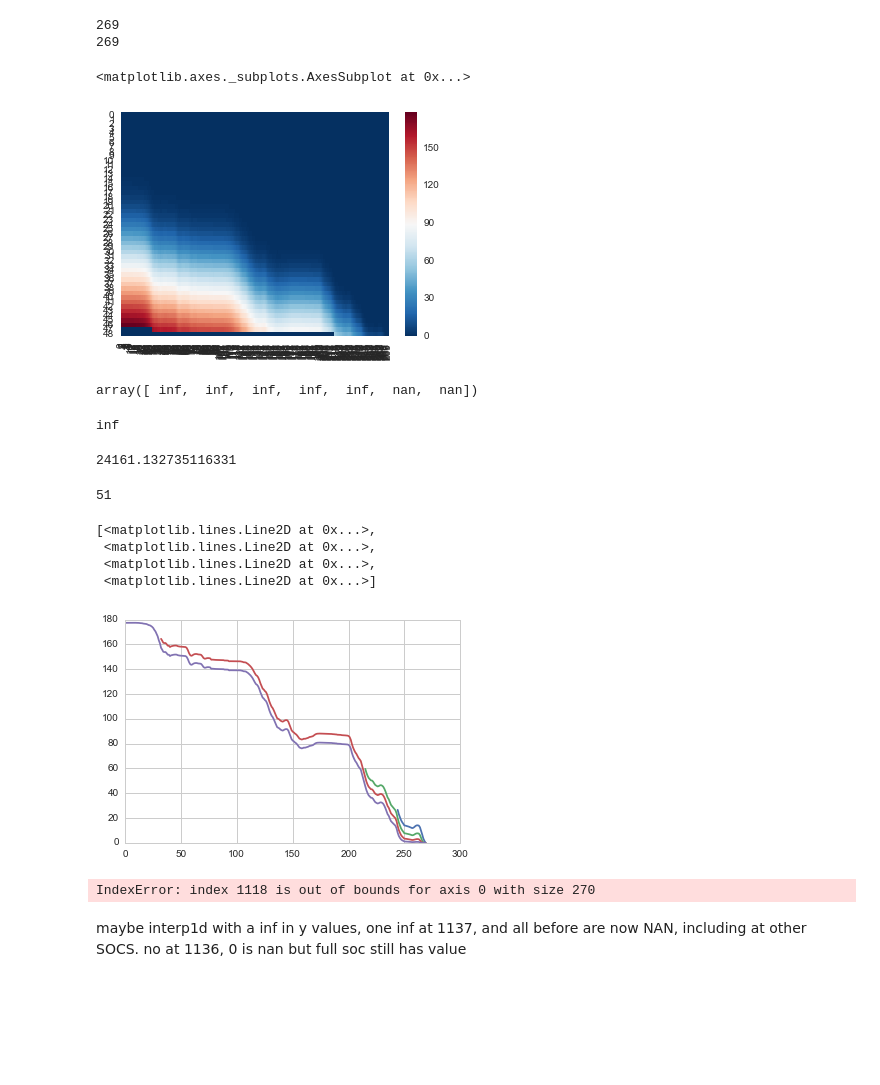
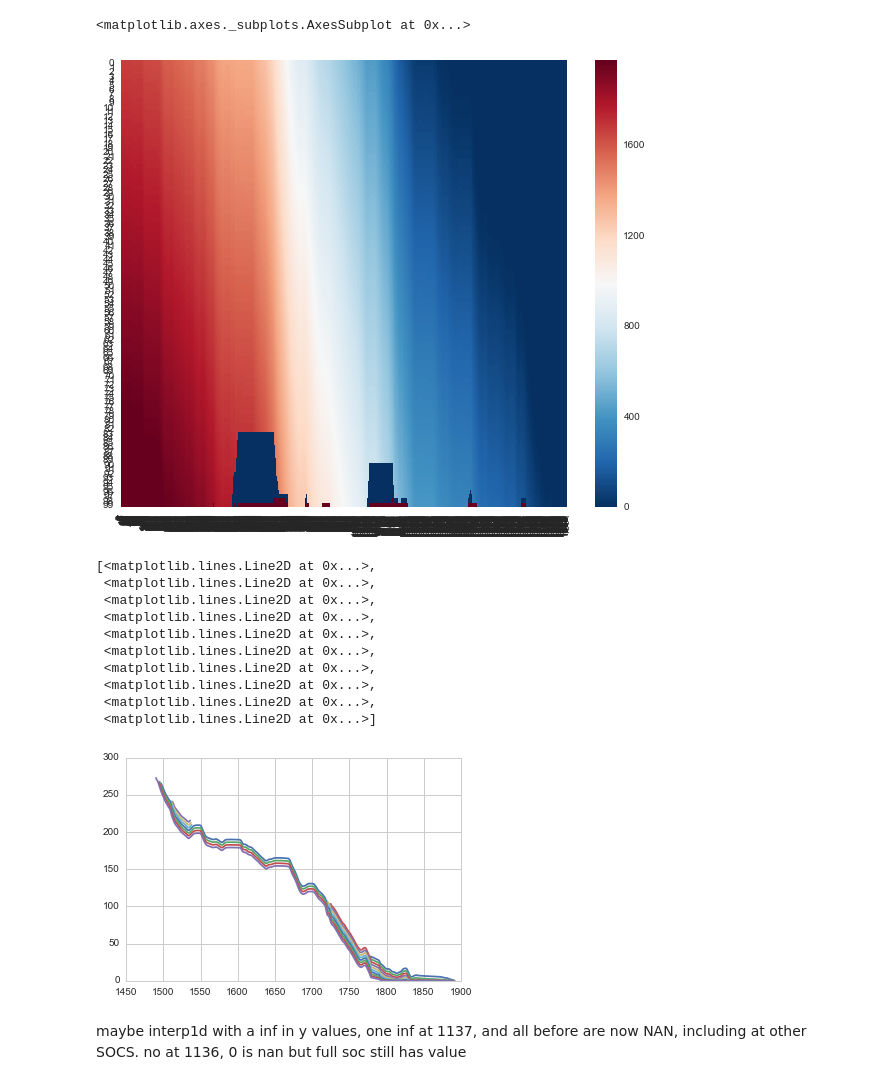
Before and after one commit to astyler/scratch, a Jupyter notebook: Hybrid Py Testing.ipynb, the cells around one changed output. Saved outputs shown, nothing was run; the diff lists cells and outputs as text; code cells hidden in the pictures; blank space fills up the shorter version.

```diff
--- a/Hybrid Py Testing.ipynb
+++ b/Hybrid Py Testing.ipynb
@@ -9,6 +9,6 @@ sns.set_style('whitegrid')
 from hybridpy.learning import dynamicprogramming
 from hybridpy.dataset import triploader
 # %%
-trip = triploader.load('/Users/astyler/projects/ChargeCarData/illah/illah20110113_0.csv')
-controls = [0, 5000, 10000, 15000, 20000, 25000, 35000]
-v, q, p, tp = dynamicprogramming.compute(trip=trip, controls=controls, soc_states=50)
+trip = triploader.load('/Users/astyler/projects/ChargeCarData/thor/thor20100305_1.csv')
+controls = [0, 5000, 10000, 15000, 20000, 25000, 40000]
+v, q, p, tp = dynamicprogramming.compute(trip=trip, controls=controls, soc_states=100)
@@ -52,42 +15,23 @@ plt.plot(rcpowers[:-1])
-# %%
-print len(rcpowers)
-print len(p)
-# %% [output]
-269
-269
 # %%
-sns.heatmap(v.T[49:0:-1], linewidth=0, cmap='RdBu_r')
+plt.figure(figsize=(10,8))
+sns.heatmap(v.T[::-1], linewidth=0, robust=True, cmap='RdBu_r')
 # %% [output]
 <matplotlib.axes._subplots.AxesSubplot at 0x...>
-[figure, old version]
+[figure, new version]
-# %%
-q[242][0]
-# %% [output]
-array([ inf,  inf,  inf,  inf,  inf,  nan,  nan])
-# %%
-v[242][0]
-# %% [output]
-inf
-# %%
-p[242]
-# %% [output]
-24161.132735116331
-# %%
-sum([po < 0 for po in p])
-# %% [output]
-51
 # %%
-plt.plot(v.T[0:4].T)
+plt.plot(v.T[0:10].T)
 # %% [output]
 [<matplotlib.lines.Line2D at 0x...>,
  <matplotlib.lines.Line2D at 0x...>,
  <matplotlib.lines.Line2D at 0x...>,
+ <matplotlib.lines.Line2D at 0x...>,
+ <matplotlib.lines.Line2D at 0x...>,
+ <matplotlib.lines.Line2D at 0x...>,
+ <matplotlib.lines.Line2D at 0x...>,
+ <matplotlib.lines.Line2D at 0x...>,
+ <matplotlib.lines.Line2D at 0x...>,
  <matplotlib.lines.Line2D at 0x...>]
-[figure, old version]
+[figure, new version]
-# %%
-v[1118,20]
-# %% [output]
-IndexError: index 1118 is out of bounds for axis 0 with size 270
 # %% [markdown]
 maybe interp1d with a inf in y values, one inf at 1137, and all before are now NAN, including at other SOCS.  no at 1136, 0 is nan but full soc still has value
 # %% [markdown]
```
Also changed, not shown: parts of 9 cells of this notebook.
